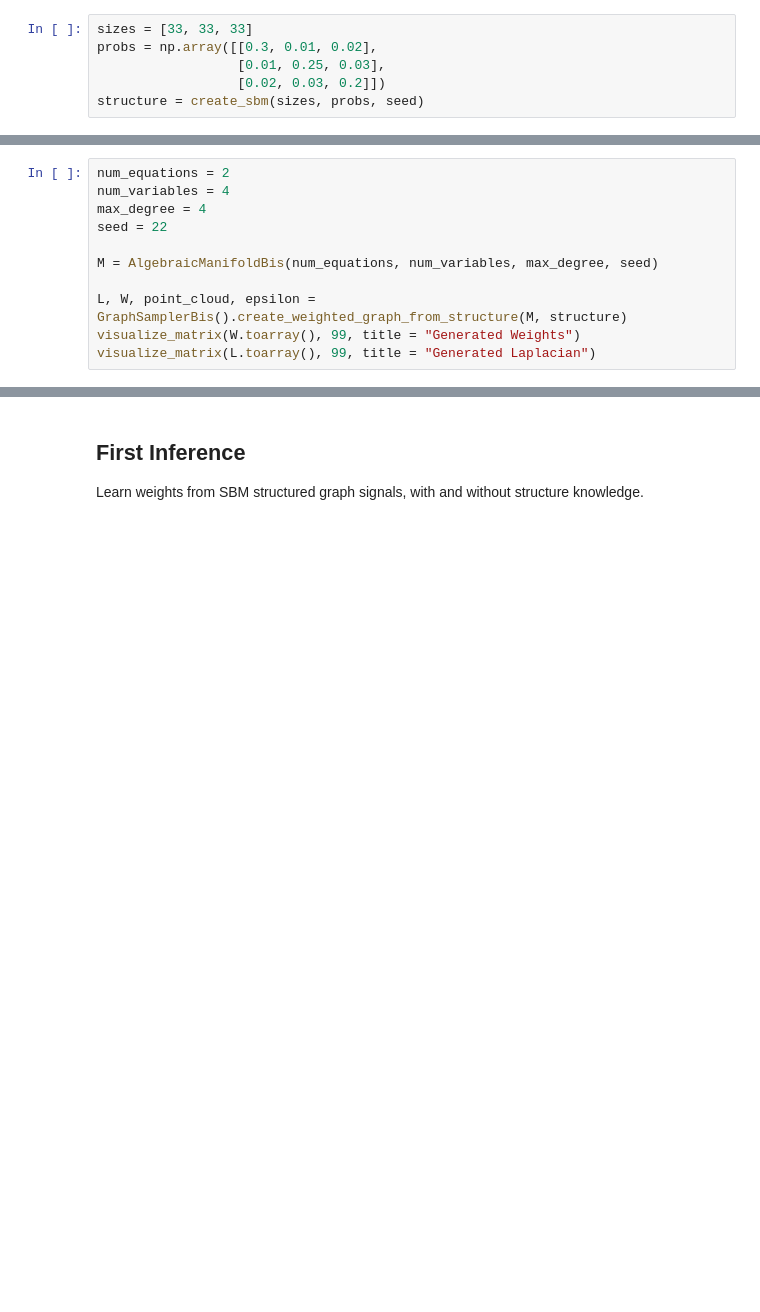
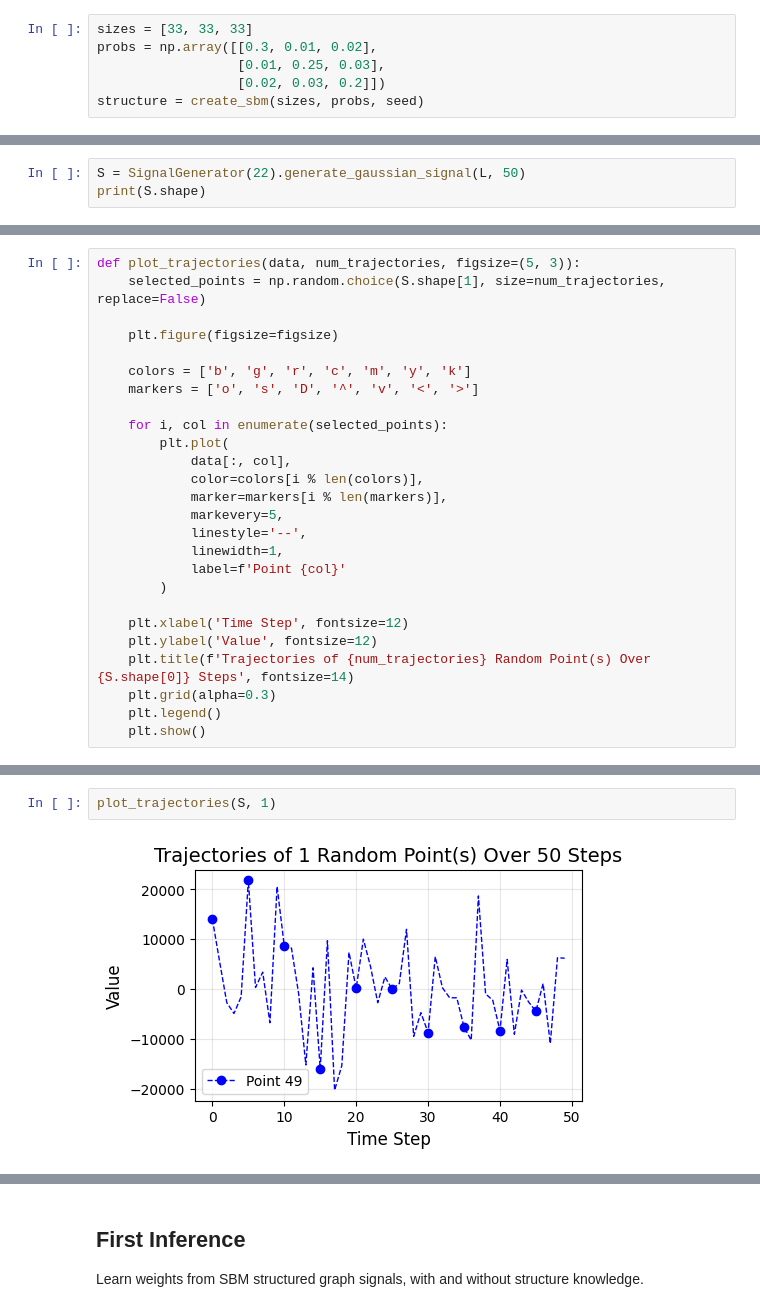
Before and after one commit to graphdatahub/NetworkInference, a Jupyter notebook: notebooks/demo.ipynb, the cells around one changed output, grey strips where cells are left out. Drawn from its saved outputs; the diff is of its cells as text; blank space fills up the shorter version.

```diff
--- a/notebooks/demo.ipynb
+++ b/notebooks/demo.ipynb
@@ -196,11 +197,0 @@ visualize_matrix(L.toarray(), 99, title = "Generated Laplacian")
-# %%
-num_equations = 2
-num_variables = 4
-max_degree = 4
-seed = 22
-
-M = AlgebraicManifoldBis(num_equations, num_variables, max_degree, seed)
-
-L, W, point_cloud, epsilon = GraphSamplerBis().create_weighted_graph_from_structure(M, structure)
-visualize_matrix(W.toarray(), 99, title = "Generated Weights")
-visualize_matrix(L.toarray(), 99, title = "Generated Laplacian")
@@ -211,0 +200,3 @@ visualize_matrix(L.toarray(), 99, title = "Generated Laplacian")
+# %%
+S = SignalGenerator(22).generate_gaussian_signal(L, 50)
+print(S.shape)
@@ -211,0 +205,26 @@ visualize_matrix(L.toarray(), 99, title = "Generated Laplacian")
+# %%
+def plot_trajectories(data, num_trajectories, figsize=(5, 3)):
+    selected_points = np.random.choice(S.shape[1], size=num_trajectories, replace=False)
+
+    plt.figure(figsize=figsize)
+
+    colors = ['b', 'g', 'r', 'c', 'm', 'y', 'k']
+    markers = ['o', 's', 'D', '^', 'v', '<', '>']
+
+    for i, col in enumerate(selected_points):
+        plt.plot(
+            data[:, col],
+            color=colors[i % len(colors)],
+            marker=markers[i % len(markers)],
+            markevery=5,
+            linestyle='--',
+            linewidth=1,
+            label=f'Point {col}'
+        )
+
+    plt.xlabel('Time Step', fontsize=12)
+    plt.ylabel('Value', fontsize=12)
+    plt.title(f'Trajectories of {num_trajectories} Random Point(s) Over {S.shape[0]} Steps', fontsize=14)
+    plt.grid(alpha=0.3)
+    plt.legend()
+    plt.show()
@@ -211,0 +249,4 @@ visualize_matrix(L.toarray(), 99, title = "Generated Laplacian")
+# %%
+plot_trajectories(S, 1)
+# %% [output]
+[figure, added]
```
Also changed, not shown: parts of 11 cells of this notebook, 1 other file.
